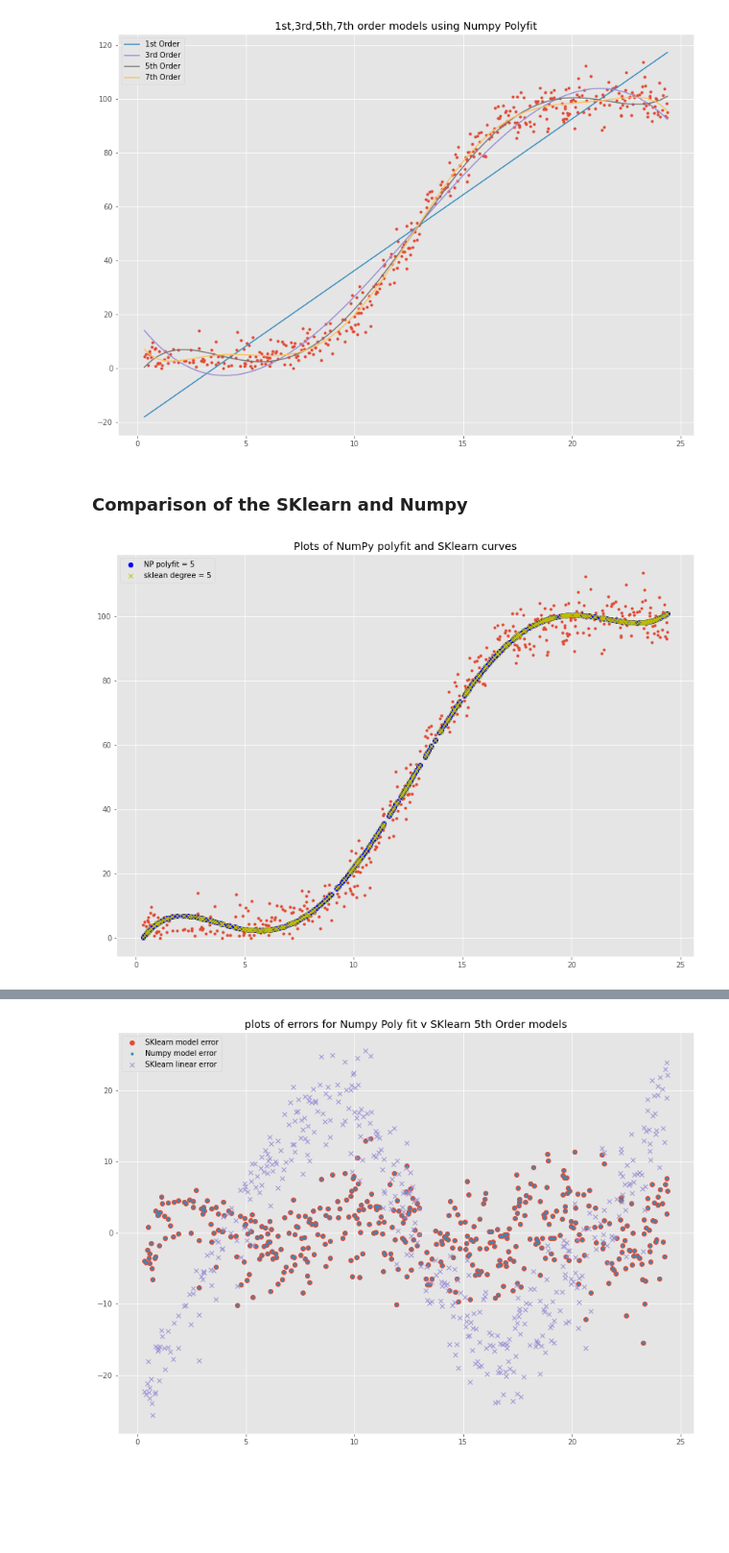
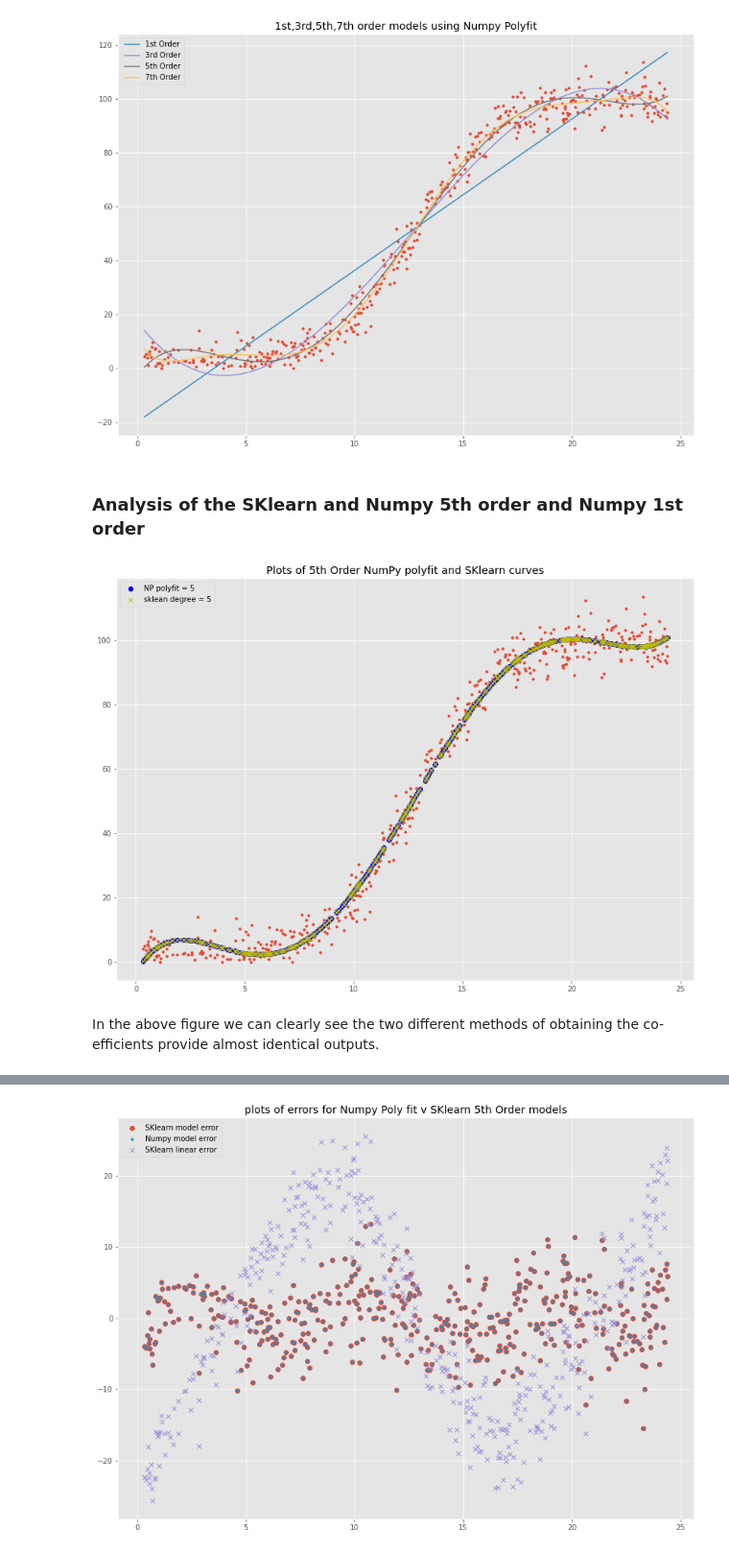
Before and after one commit to Jonathangmit/powerproduction, a Jupyter notebook: power production project.ipynb, the cells around one changed output, grey strips where cells are left out. Shown at 96% size. Saved outputs shown, nothing was run; the diff lists cells and outputs as text; code cells hidden in the pictures; blank space fills up the shorter version.

```diff
--- a/power production project.ipynb
+++ b/power production project.ipynb
@@ -286,15 +338,16 @@ plt.show()
 # %% [output]
 [figure]
 # %% [markdown]
-### Comparison of the SKlearn and Numpy
+### Analysis of the SKlearn and Numpy 5th order and Numpy 1st order
 # %%
 plt.plot(a,b,'.')
 # y5 is Numpy polyfit
 y5=(3.96301722e-04)*(a**5)+(-2.52362917e-02)*(a**4)+(5.36469779e-01)*(a**3)+(-4.10498046e+00)*(a**2)+(1.11555430e+01)*(a)+(-2.82537458e+00)
 plt.plot(a,y5,'bo',label='NP polyfit = 5')
+# y_pred is predicted values using Sklearn
 plt.plot(a,y_pred,'yx',label='sklean degree = 5')
 plt.legend()
-plt.title("Plots of NumPy polyfit and SKlearn curves")
+plt.title("Plots of 5th Order NumPy polyfit and SKlearn curves")
 plt.show()
 # %% [output]
-[figure, old version]
+[figure, new version]
@@ -302,0 +354,2 @@ yl =(5.61882784*a)-19.83768545
+# %% [markdown]
+In the above figure we can clearly see the two different methods of obtaining the co-efficients provide almost identical outputs.
```
Also changed, not shown: parts of 13 cells of this notebook, 1 other file.
